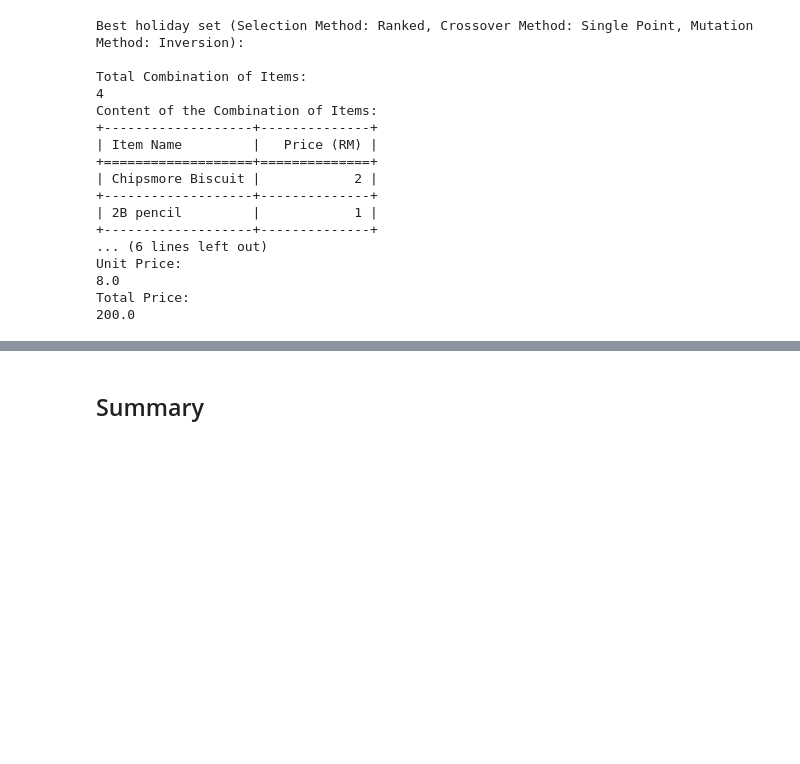
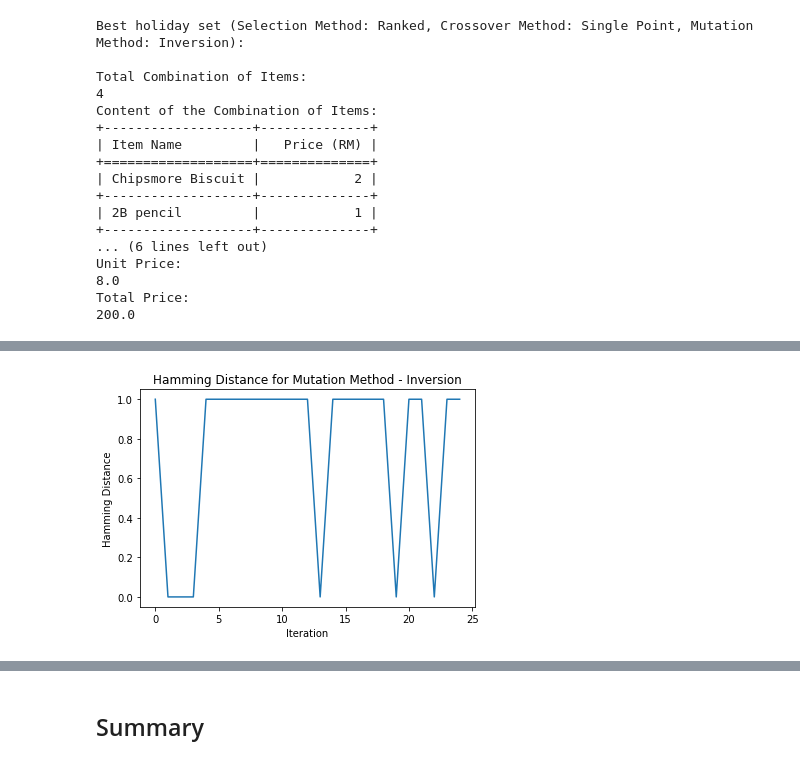
Before and after one commit to SalahAlHaismawi/Artificial-Intelligence-Problems, a Jupyter notebook: Project.ipynb, the cells around one changed output, grey strips where cells are left out. Drawn from its saved outputs; the diff is of its cells as text; code cells hidden in the pictures; blank space fills up the shorter version.

```diff
--- a/Project.ipynb
+++ b/Project.ipynb
@@ -293,6 +338,15 @@ Unit Price:
 8.0
 Total Price:
 200.0
+# %%
+# Visualize the Hamming distances
+plt.plot(hamming_distances2)
+plt.xlabel('Iteration')
+plt.ylabel('Hamming Distance')
+plt.title('Hamming Distance for Mutation Method - Inversion')
+plt.show()
+# %% [output]
+[figure, added]
 # %%
 # Create a figure and two subplots
 fig, (ax1, ax2) = plt.subplots(1, 2, figsize=(12, 6))
```
Also changed, not shown: parts of 52 cells of this notebook.
